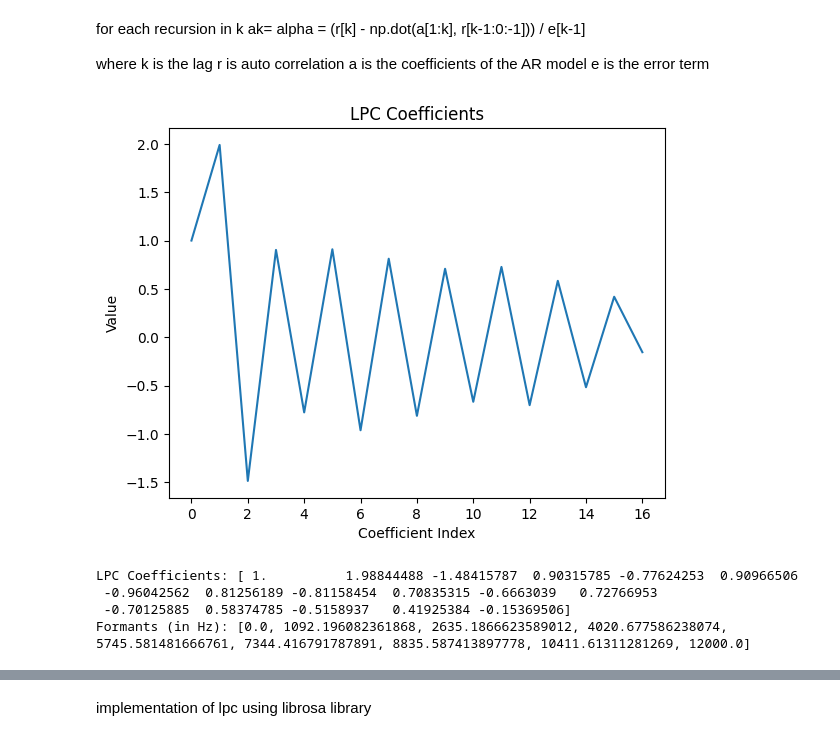
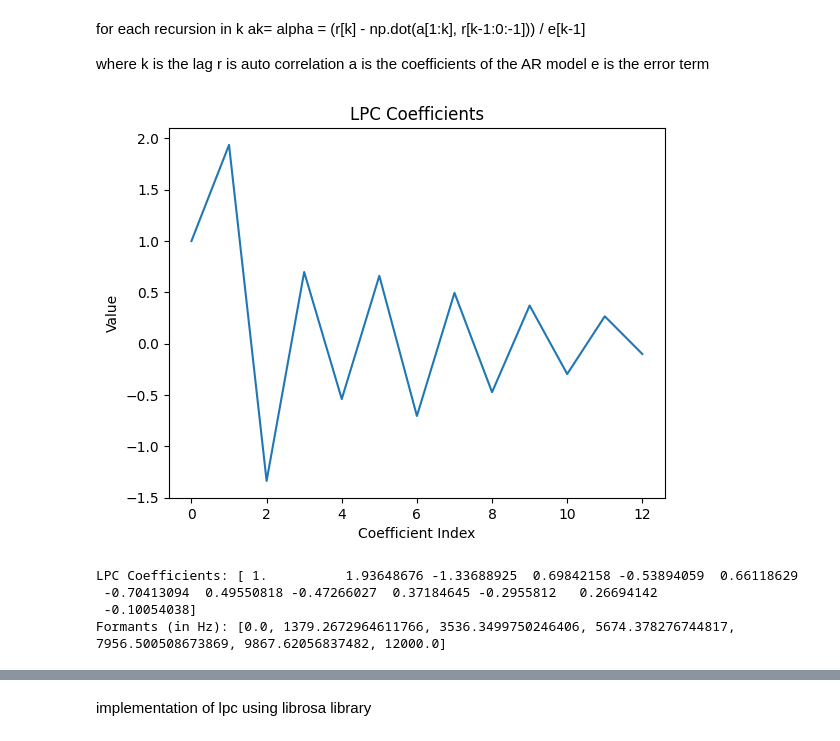
Before and after one commit to joshIsac/SpeechRecognition-, a Jupyter notebook: 2348423_lab-4-Linear predictive coding.ipynb, the cells around one changed output, grey strips where cells are left out. Saved outputs shown, nothing was run; the diff lists cells and outputs as text; code cells hidden in the pictures.

```diff
--- a/2348423_lab-4-Linear predictive coding.ipynb
+++ b/2348423_lab-4-Linear predictive coding.ipynb
@@ -95,31 +95,31 @@ where k is the lag  r is auto correlation
 a is the coefficients of the AR model
 e is the error term
 # %%
-lpc_order = 16
+lpc_order = 12
 
 # Step 4: Calculate autocorrelation and LPC coefficients
 r = autocorrelation(signal, lpc_order)
 lpc_coeffs, error = levinson_durbin(r, lpc_order)
 
 # Step 5: Estimate formants from LPC coefficients
 formants = estimate_formants(lpc_coeffs, sr, lpc_order)
 
 # Plotting the LPC coefficients
 plt.plot(lpc_coeffs)
 plt.title("LPC Coefficients")
 plt.xlabel("Coefficient Index")
 plt.ylabel("Value")
 plt.show()
 
 # Output results
 print("LPC Coefficients:", lpc_coeffs)
 print("Formants (in Hz):", formants)
 # %% [output]
-[figure, old version]
+[figure, new version]
-LPC Coefficients: [ 1.          1.98844488 -1.48415787  0.90315785 -0.77624253  0.90966506
- -0.96042562  0.81256189 -0.81158454  0.70835315 -0.6663039   0.72766953
- -0.70125885  0.58374785 -0.5158937   0.41925384 -0.15369506]
-Formants (in Hz): [0.0, 1092.196082361868, 2635.1866623589012, 4020.677586238074, 5745.581481666761, 7344.416791787891, 8835.587413897778, 10411.61311281269, 12000.0]
+LPC Coefficients: [ 1.          1.93648676 -1.33688925  0.69842158 -0.53894059  0.66118629
+ -0.70413094  0.49550818 -0.47266027  0.37184645 -0.2955812   0.26694142
+ -0.10054038]
+Formants (in Hz): [0.0, 1379.2672964611766, 3536.3499750246406, 5674.378276744817, 7956.500508673869, 9867.62056837482, 12000.0]
 # %%
 import scipy.signal
 #Reconstruct the speech signal from LPC coefficients
```
Also changed, not shown: parts of 5 cells of this notebook, 1 other file.
